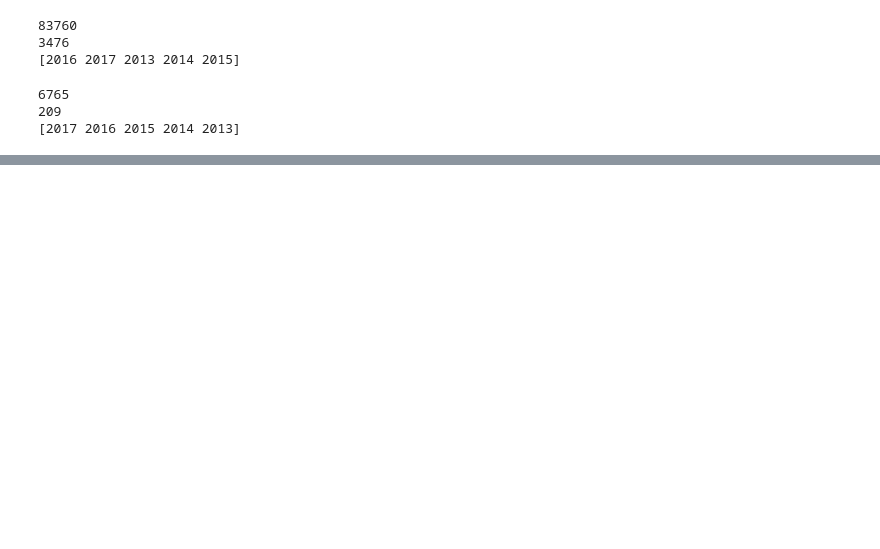
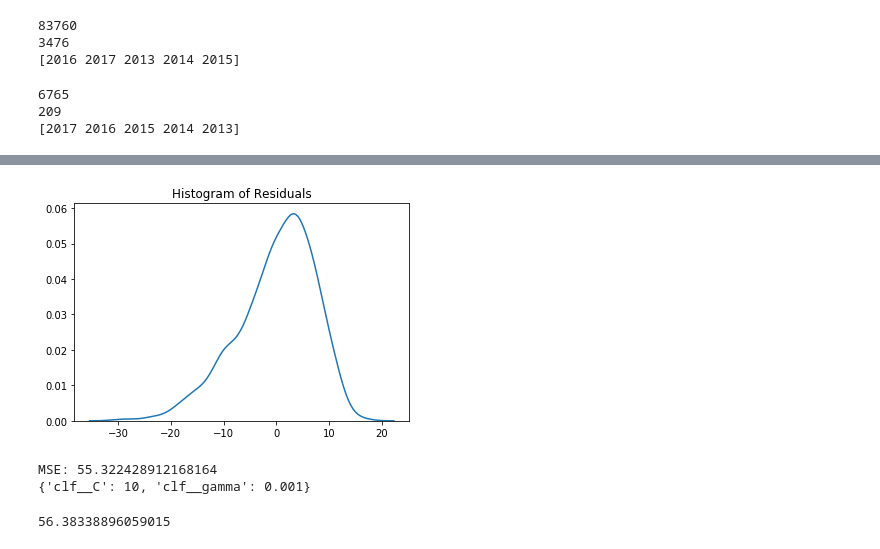
Before and after one commit to ibury08/fantasyfootball, a Jupyter notebook: FF_ML.ipynb, the cells around one changed output, grey strips where cells are left out. Cells and saved outputs as stored; diff of their text form; code cells hidden in the pictures; blank space fills up the shorter version.

```diff
--- a/FF_ML.ipynb
+++ b/FF_ML.ipynb
@@ -445,0 +182,27 @@ aa.sort_values('Coefficient',ascending=False)
+# %%
+_=sns.distplot(res,kde=True,norm_hist=True,hist=False)
+_=plt.title('Histogram of Residuals')
+# %% [output]
+[figure, added]
+# %%
+#SVM Pipeline
+Cs = [0.001, 0.01, 0.1, 1, 10]
+gammas = [0.001, 0.01, 0.1, 1]
+param_grid = {'clf__C': Cs, 'clf__gamma' : gammas}
+
+s=StandardScaler()
+pca=PCA(n_components=105)
+clf = SVR()
+
+pl = Pipeline([('scaler',s),('pca',pca),('clf',clf)])
+gs_svm = GridSearchCV(pl,param_grid, cv=5)
+gs_svm.fit(reg_X_train,reg_y_train.ravel())
+
+
+y_pred = gs_svm.predict(reg_X_test)
+mse_svm = mean_squared_error(reg_y_test.ravel(),y_pred)
+print('MSE: '+str(mse_svm))
+print(gs_svm.best_params_)
+# %% [output]
+MSE: 55.322428912168164
+{'clf__C': 10, 'clf__gamma': 0.001}
@@ -445,0 +219,19 @@ aa.sort_values('Coefficient',ascending=False)
+# %%
+#GradientBoostingRegressor
+alphas = [0.01,0.1,0.9]
+param_grid = {'clf__alpha':alphas}
+
+s=StandardScaler()
+pca=PCA(n_components=105)
+clf = GradientBoostingRegressor()
+
+pl = Pipeline([('scaler',s),('pca',pca),('clf',clf)])
+gs_gbr = GridSearchCV(pl,param_grid, cv=5)
+gs_gbr.fit(reg_X_train,reg_y_train.ravel())
+
+
+y_pred = gs_gbr.predict(reg_X_test)
+mse_gbr = mean_squared_error(reg_y_test.ravel(),y_pred)
+mse_gbr
+# %% [output]
+56.38338896059015
```
Also changed, not shown: parts of 103 cells of this notebook.
